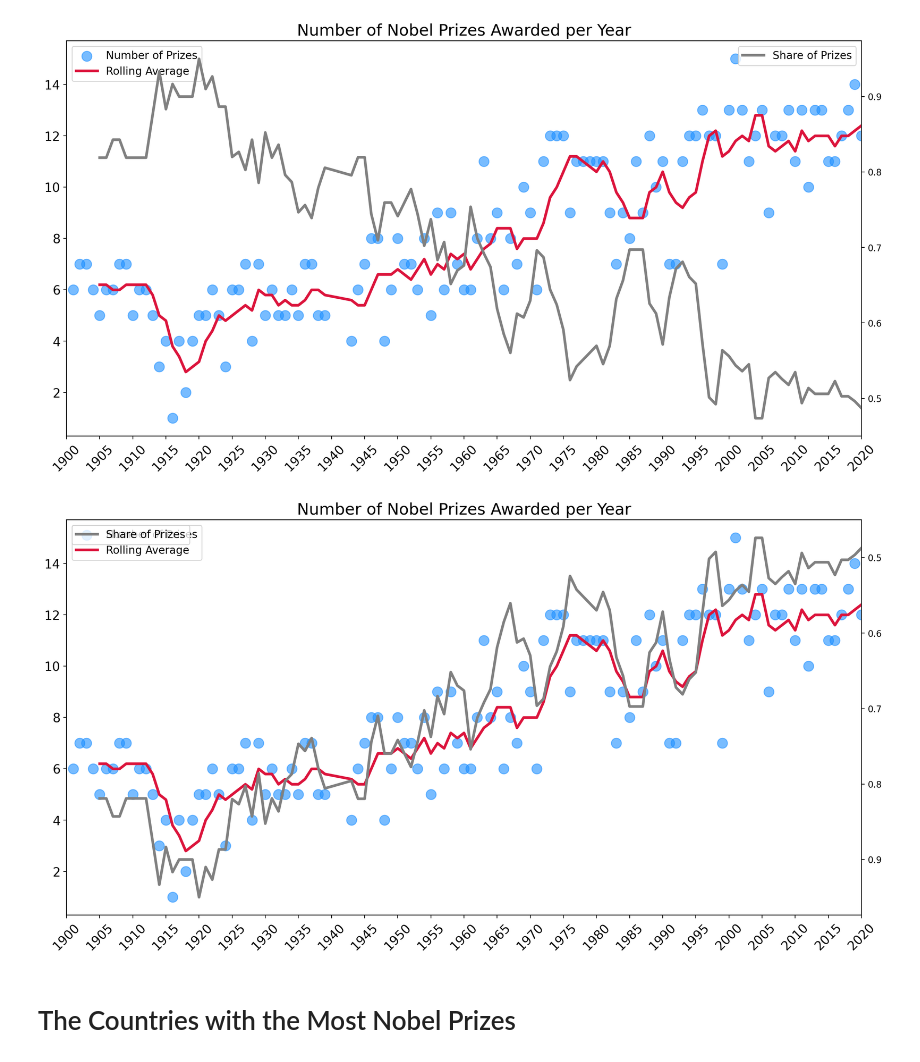
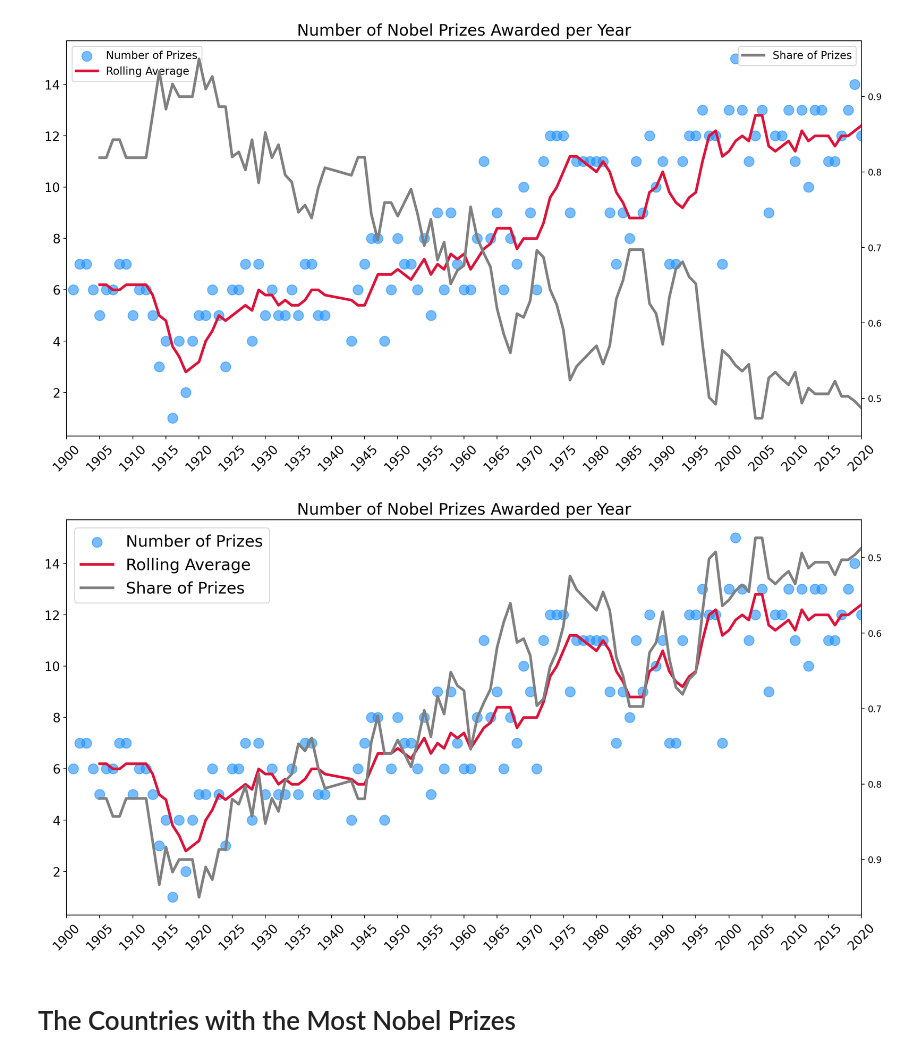
Before and after one commit to thandora/100-days-of-code-udemy, a Jupyter notebook: day-078-nobel-prize-analysis/nobel-prize-analysis.ipynb, the cells around one changed output. Saved outputs shown, nothing was run; the diff lists cells and outputs as text; code cells hidden in the pictures.

Commit message:
Add consolidated legend for one of challenge.

```diff
--- a/day-078-nobel-prize-analysis/nobel-prize-analysis.ipynb
+++ b/day-078-nobel-prize-analysis/nobel-prize-analysis.ipynb
@@ -592,39 +592,40 @@ ax2 = ax1.twinx()
 ax1.set_xlim(1900, 2020)
 
 # Invert y axis for second axis
 ax2.invert_yaxis()
 
 scatter_plot = ax1.scatter(
     x=prize_per_year.index,
     y=prize_per_year.values,
     s=125,
     c="dodgerblue",
     alpha=0.6,
     label="Number of Prizes",
 )
 
-line_plot = ax1.plot(
+(line_plot,) = ax1.plot(
     prize_per_year.index,
     prize_roll_avg.values,
     c="crimson",
     linewidth=3,
     label="Rolling Average",
 )
 
-share_line_plot = ax2.plot(
+(share_line_plot,) = ax2.plot(
     prize_per_year.index,
     share_roll_avg.values,
     c="grey",
     linewidth=3,
     label="Share of Prizes",
 )
 
-# Can't find a simple way to merge the 2 legends
-ax1.legend(fontsize=12)
-ax2.legend(fontsize=12)
+plt.legend(
+    handles=[scatter_plot, line_plot, share_line_plot],
+    fontsize=18,
+)
 plt.show()
 # %% [output]
-[figure, old version]
+[figure, new version]
 # %% [markdown]
 # The Countries with the Most Nobel Prizes
 # %% [markdown]
```
